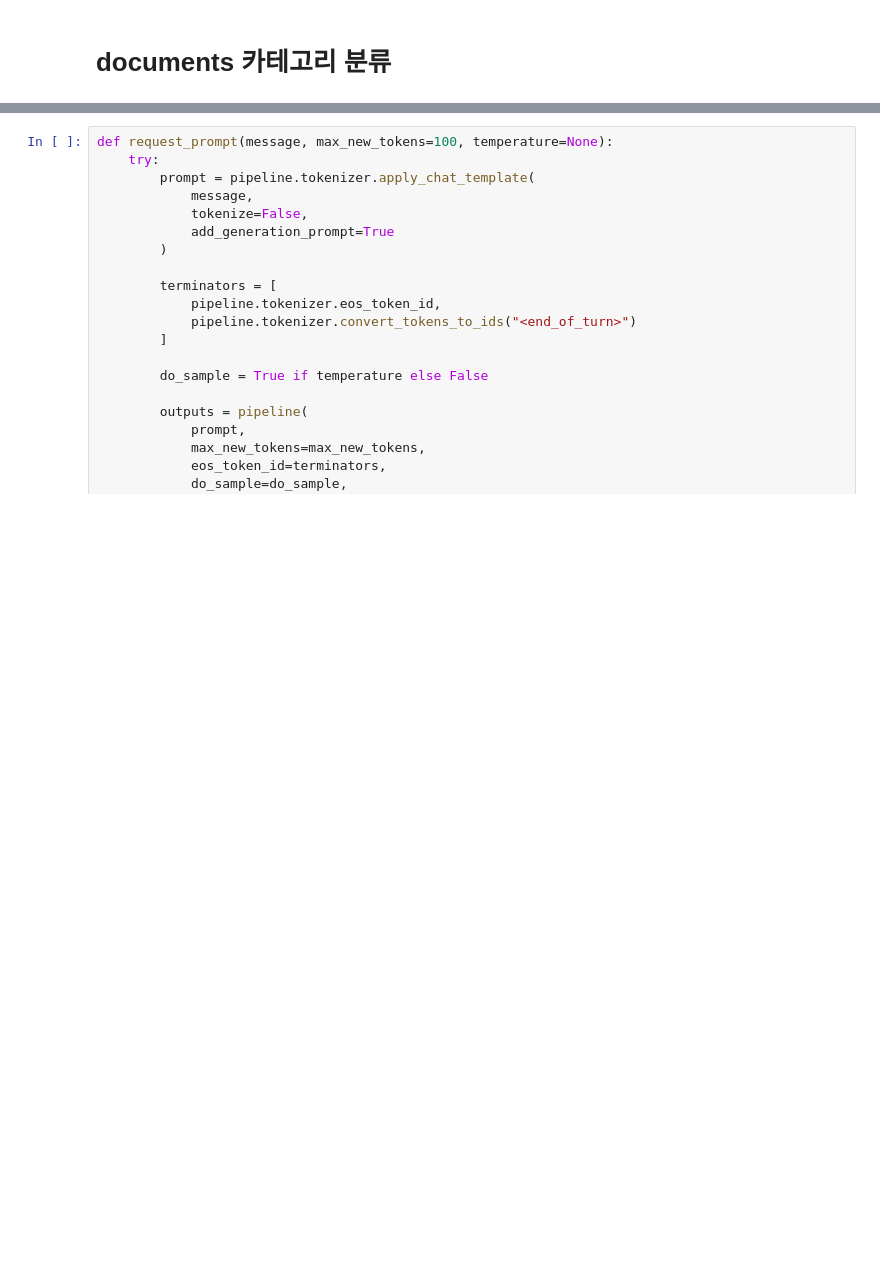
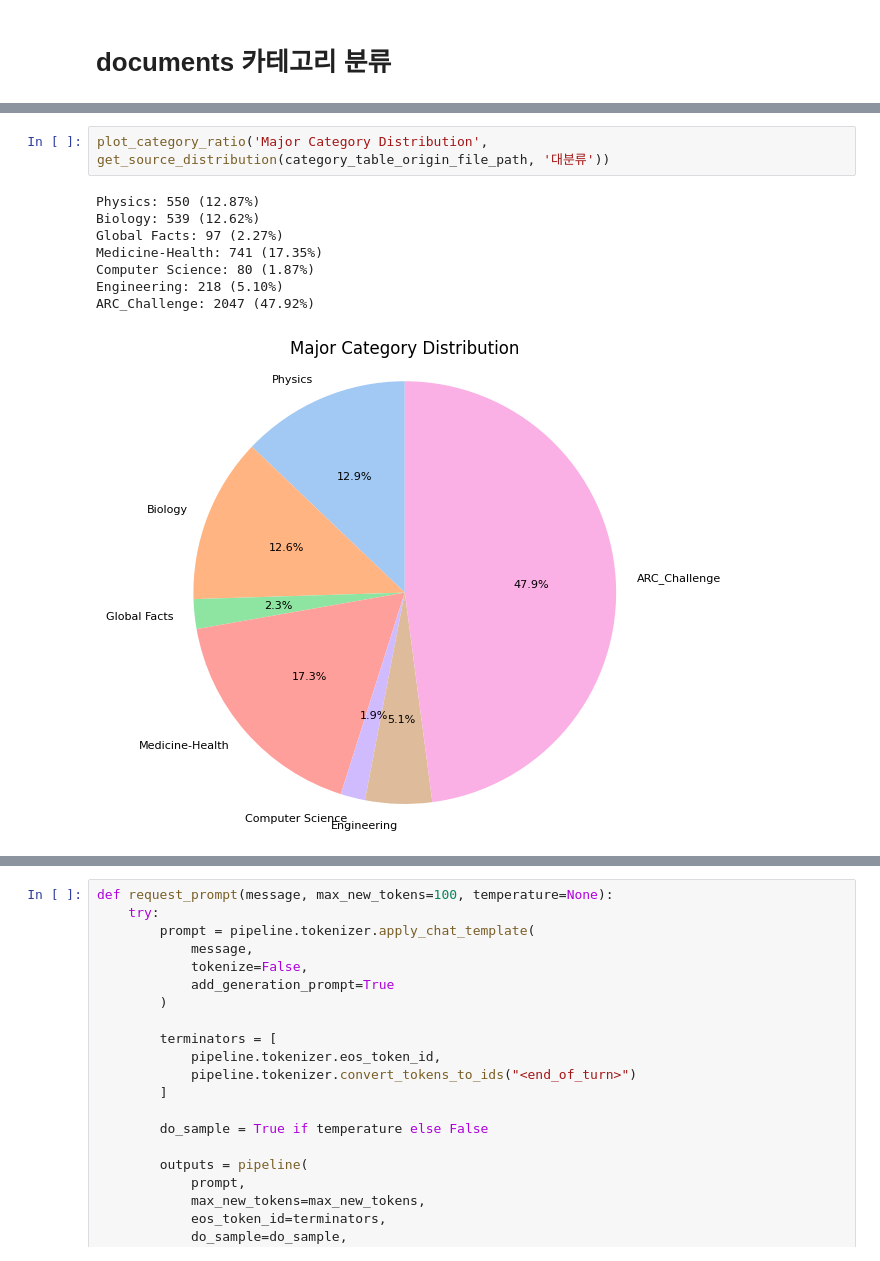
Before and after one commit to helloyoonjae/upstage-ai-advanced-ir2-private, a Jupyter notebook: category_classifier.ipynb, the cells around one changed output, grey strips where cells are left out. Saved outputs shown, nothing was run; the diff lists cells and outputs as text; blank space fills up the shorter version.

```diff
--- a/category_classifier.ipynb
+++ b/category_classifier.ipynb
@@ -2,0 +76,11 @@
+# %%
+plot_category_ratio('Major Category Distribution', get_source_distribution(category_table_origin_file_path, '대분류'))
+# %% [output]
+Physics: 550 (12.87%)
+Biology: 539 (12.62%)
+Global Facts: 97 (2.27%)
+Medicine-Health: 741 (17.35%)
+Computer Science: 80 (1.87%)
+Engineering: 218 (5.10%)
+ARC_Challenge: 2047 (47.92%)
+[figure, added]
```
Also changed, not shown: parts of 19 cells of this notebook, 2 other files.
